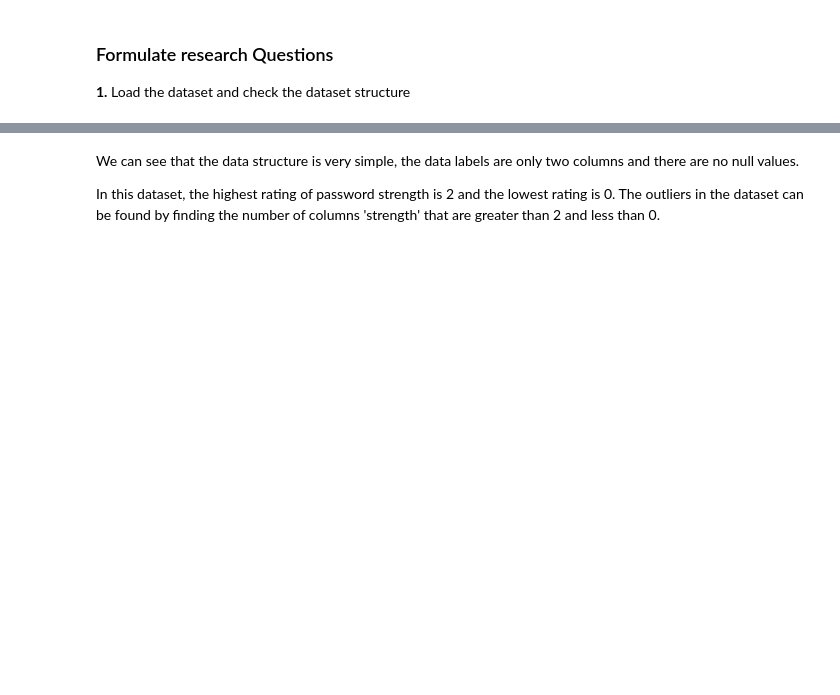
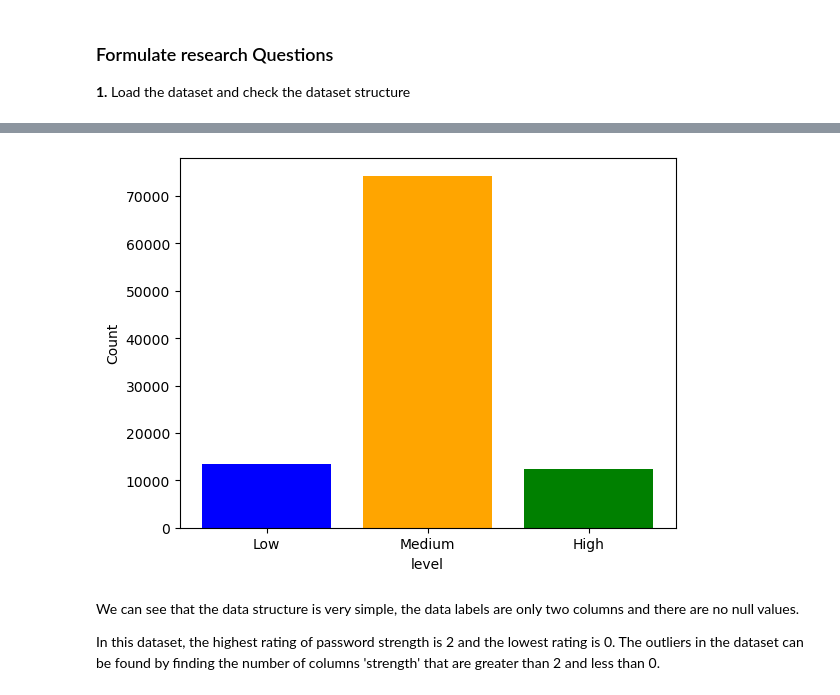
Before and after one commit to 1nks0N/Password-Reliability-Classification, a Jupyter notebook: worksheet.ipynb, the cells around one changed output, grey strips where cells are left out. Saved outputs shown, nothing was run; the diff lists cells and outputs as text; code cells hidden in the pictures; blank space fills up the shorter version.

```diff
--- a/worksheet.ipynb
+++ b/worksheet.ipynb
@@ -26,9 +47,12 @@ data.isnull().sum()
 # %%
 value_counts = data['strength'].value_counts()
-plt.bar(value_counts.index, value_counts.values)
-plt.xlabel('Strength')
+plt.bar(value_counts.index, value_counts.values, color = ['orange', 'blue', 'green'])
+plt.xticks([0, 1, 2], ['Low', 'Medium', 'High'])
+plt.xlabel('level')
 plt.ylabel('Count')
 plt.show()
+# %% [output]
+[figure, added]
 # %% [markdown]
 We can see that the data structure is very simple, the data labels are only two columns and there are no null values.
 
```
Also changed, not shown: parts of 16 cells of this notebook.
